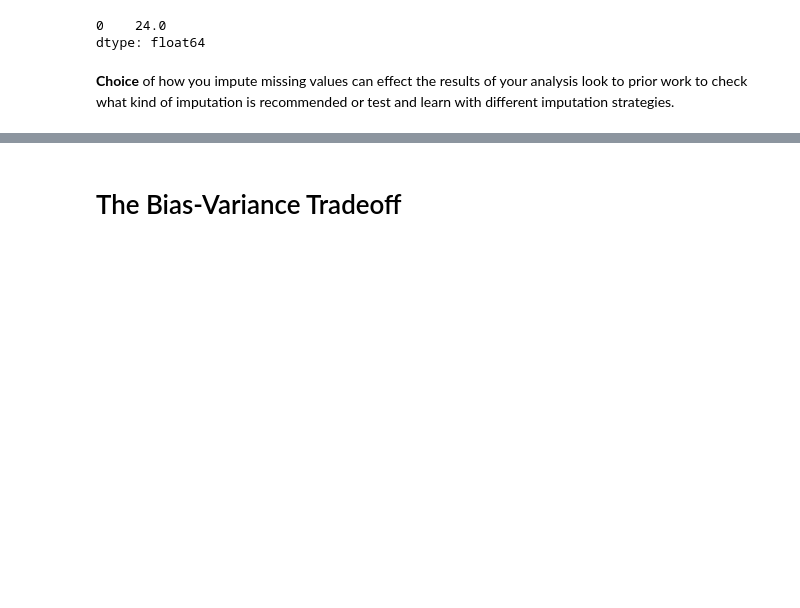
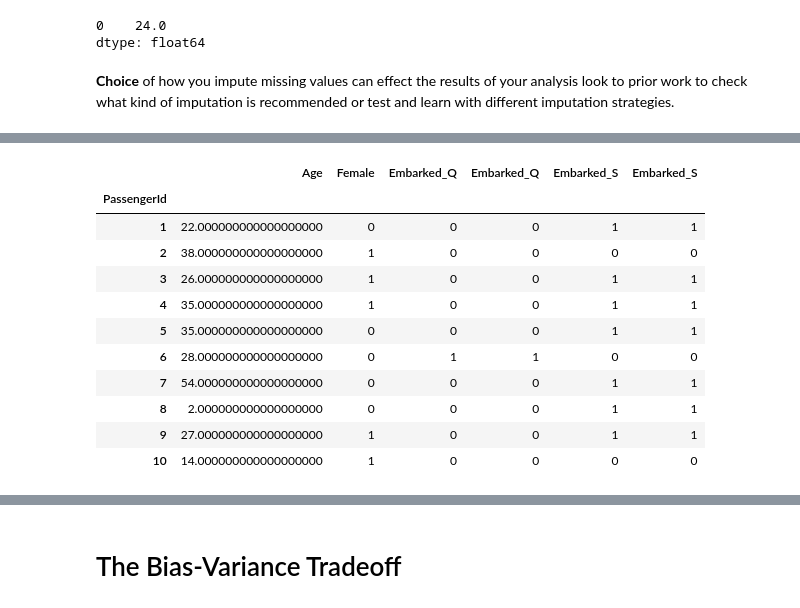
Before and after one commit to jdweaver/code_alongs, a Jupyter notebook: Data Preparation, Bias Variance Tradeoff, Model Evaluation in Python.ipynb, the cells around one changed output, grey strips where cells are left out. Cells and saved outputs as stored; diff of their text form; code cells hidden in the pictures; blank space fills up the shorter version.

```diff
--- a/Data Preparation, Bias Variance Tradeoff, Model Evaluation in Python.ipynb
+++ b/Data Preparation, Bias Variance Tradeoff, Model Evaluation in Python.ipynb
@@ -118,0 +187,18 @@ titanic.head(1)
+# %%
+#let's subset the titanic data to the numeric features
+
+features = titanic[['Age', 'Female', 'Embarked_Q', 'Embarked_S']]
+features.head(10)
+# %% [output]
+|  | Age | Female | Embarked_Q | Embarked_Q | Embarked_S | Embarked_S |
+| PassengerId |  |  |  |  |  |  |
+| 1 | 22.000000000000000000 | 0 | 0 | 0 | 1 | 1 |
+| 2 | 38.000000000000000000 | 1 | 0 | 0 | 0 | 0 |
+| 3 | 26.000000000000000000 | 1 | 0 | 0 | 1 | 1 |
+| 4 | 35.000000000000000000 | 1 | 0 | 0 | 1 | 1 |
+| 5 | 35.000000000000000000 | 0 | 0 | 0 | 1 | 1 |
+| 6 | 28.000000000000000000 | 0 | 1 | 1 | 0 | 0 |
+| 7 | 54.000000000000000000 | 0 | 0 | 0 | 1 | 1 |
+| 8 | 2.000000000000000000 | 0 | 0 | 0 | 1 | 1 |
+| 9 | 27.000000000000000000 | 1 | 0 | 0 | 1 | 1 |
+| 10 | 14.000000000000000000 | 1 | 0 | 0 | 0 | 0 |
```
Also changed, not shown: parts of 23 cells of this notebook.
